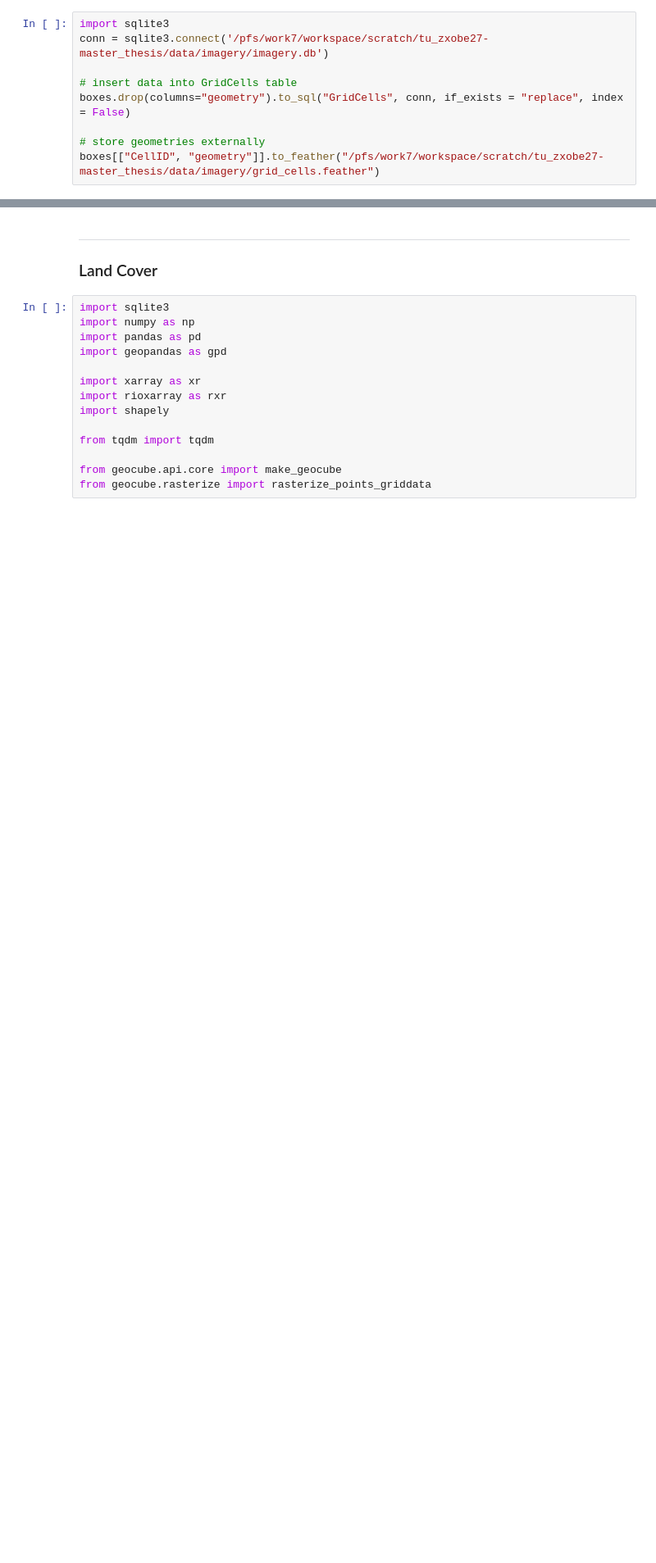
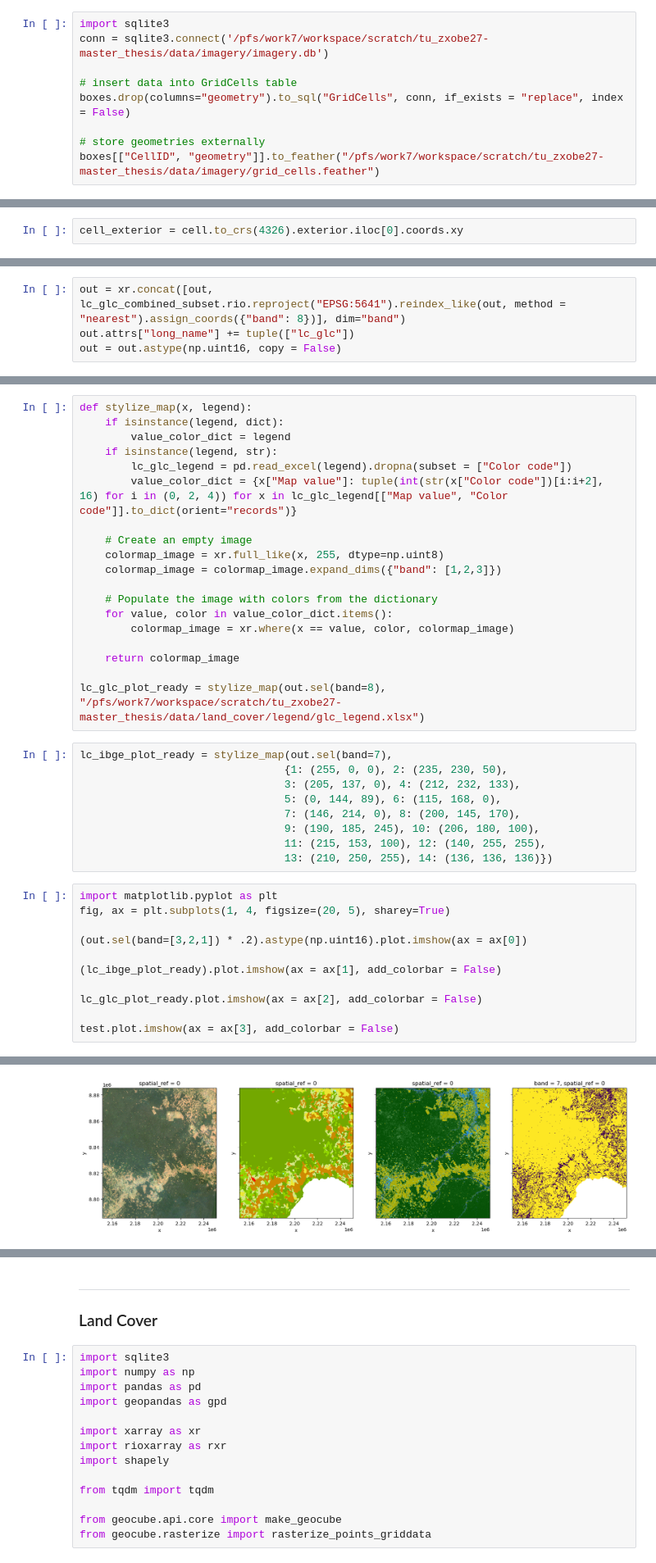
Before and after one commit to felixschulz385/Masterthesis, a Jupyter notebook: code/experiments/experiments.ipynb, the cells around one changed output, grey strips where cells are left out. Shown at 82% size. Cells and saved outputs as stored; diff of their text form; blank space fills up the shorter version.

```diff
--- a/code/experiments/experiments.ipynb
+++ b/code/experiments/experiments.ipynb
@@ -320,0 +416,2 @@ boxes[["CellID", "geometry"]].to_feather("/pfs/work7/workspace/scratch/tu_zxobe2
+# %%
+cell_exterior = cell.to_crs(4326).exterior.iloc[0].coords.xy
@@ -320,0 +423,4 @@ boxes[["CellID", "geometry"]].to_feather("/pfs/work7/workspace/scratch/tu_zxobe2
+# %%
+out = xr.concat([out, lc_glc_combined_subset.rio.reproject("EPSG:5641").reindex_like(out, method = "nearest").assign_coords({"band": 8})], dim="band")
+out.attrs["long_name"] += tuple(["lc_glc"])
+out = out.astype(np.uint16, copy = False)
@@ -320,0 +497,40 @@ boxes[["CellID", "geometry"]].to_feather("/pfs/work7/workspace/scratch/tu_zxobe2
+# %%
+def stylize_map(x, legend):
+    if isinstance(legend, dict):
+        value_color_dict = legend
+    if isinstance(legend, str):
+        lc_glc_legend = pd.read_excel(legend).dropna(subset = ["Color code"])
+        value_color_dict = {x["Map value"]: tuple(int(str(x["Color code"])[i:i+2], 16) for i in (0, 2, 4)) for x in lc_glc_legend[["Map value", "Color code"]].to_dict(orient="records")}
+
+    # Create an empty image
+    colormap_image = xr.full_like(x, 255, dtype=np.uint8)
+    colormap_image = colormap_image.expand_dims({"band": [1,2,3]})
+
+    # Populate the image with colors from the dictionary
+    for value, color in value_color_dict.items():
+        colormap_image = xr.where(x == value, color, colormap_image)
+
+    return colormap_image
+
+lc_glc_plot_ready = stylize_map(out.sel(band=8), "/pfs/work7/workspace/scratch/tu_zxobe27-master_thesis/data/land_cover/legend/glc_legend.xlsx")
+# %%
+lc_ibge_plot_ready = stylize_map(out.sel(band=7),
+                                {1: (255, 0, 0), 2: (235, 230, 50),
+                                3: (205, 137, 0), 4: (212, 232, 133),
+                                5: (0, 144, 89), 6: (115, 168, 0),
+                                7: (146, 214, 0), 8: (200, 145, 170),
+                                9: (190, 185, 245), 10: (206, 180, 100),
+                                11: (215, 153, 100), 12: (140, 255, 255),
+                                13: (210, 250, 255), 14: (136, 136, 136)})
+# %%
+import matplotlib.pyplot as plt
+fig, ax = plt.subplots(1, 4, figsize=(20, 5), sharey=True)
+
+(out.sel(band=[3,2,1]) * .2).astype(np.uint16).plot.imshow(ax = ax[0])
+
+(lc_ibge_plot_ready).plot.imshow(ax = ax[1], add_colorbar = False)
+
+lc_glc_plot_ready.plot.imshow(ax = ax[2], add_colorbar = False)
+
+test.plot.imshow(ax = ax[3], add_colorbar = False)
+# %% [output]
@@ -320,0 +539 @@ boxes[["CellID", "geometry"]].to_feather("/pfs/work7/workspace/scratch/tu_zxobe2
+[figure, added]
```
Also changed, not shown: parts of 54 cells of this notebook, 4 other files.
